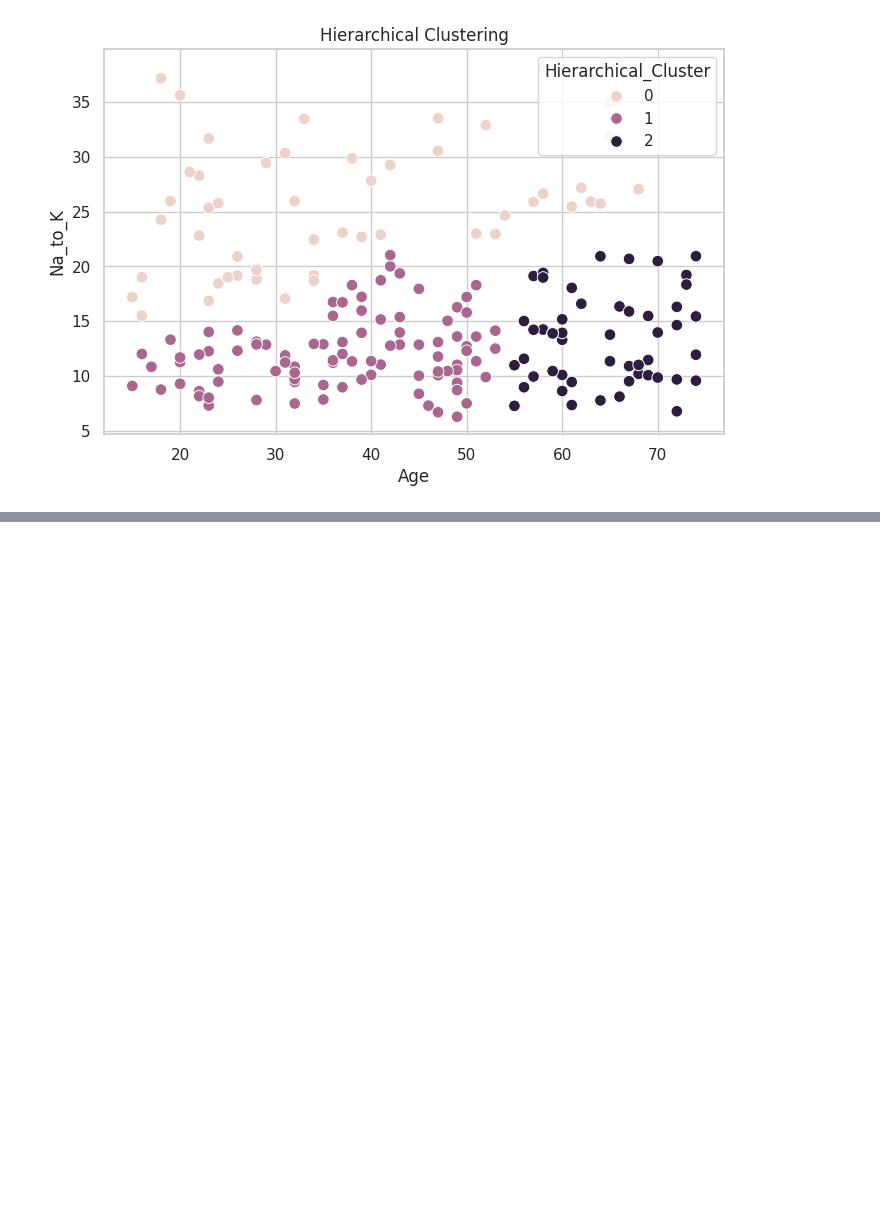
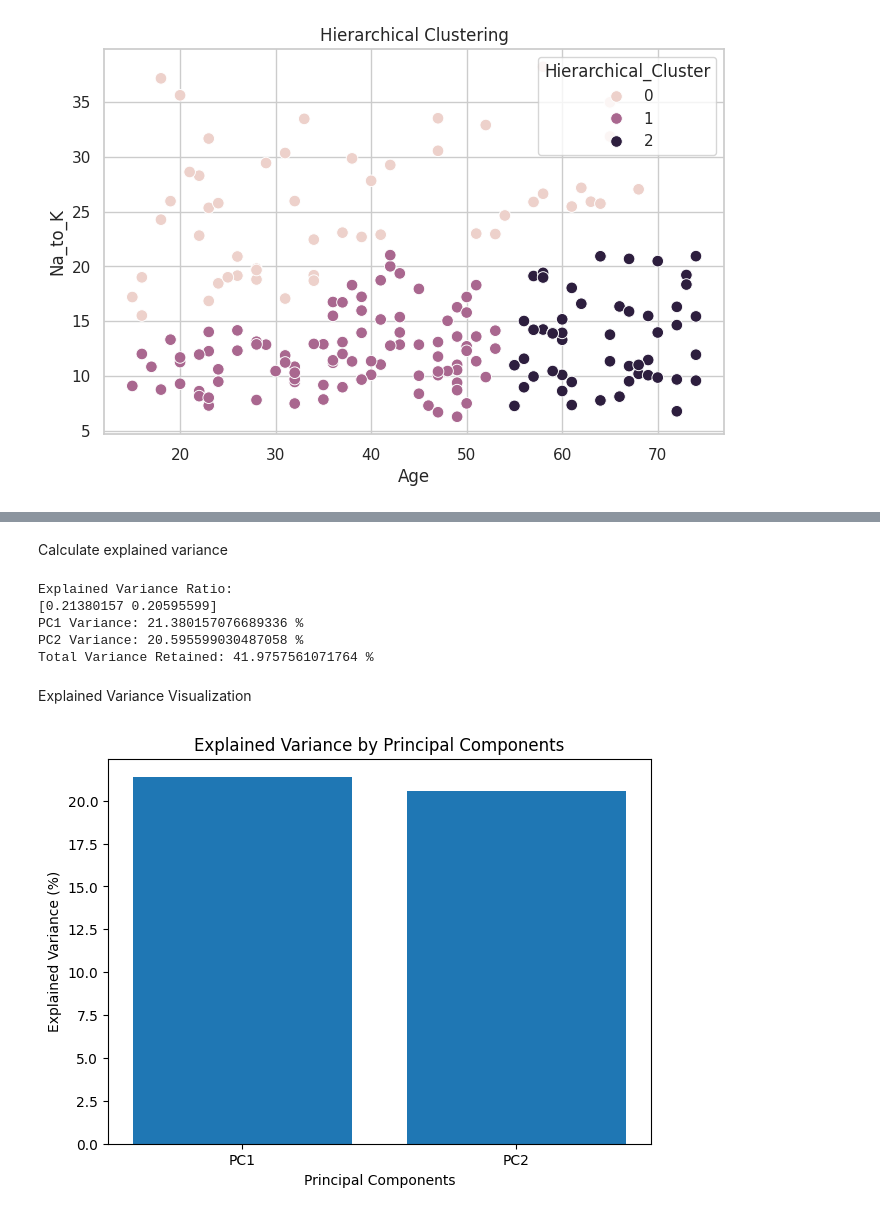
Before and after one commit to Krrish2708/Krish-Tewatia, a Jupyter notebook: EDA.ipynb, the cells around one changed output, grey strips where cells are left out. Drawn from its saved outputs; the diff is of its cells as text; code cells hidden in the pictures; blank space fills up the shorter version.

```diff
--- a/EDA.ipynb
+++ b/EDA.ipynb
@@ -941,0 +992,9 @@ plt.show()
+# %%
+X_encoded = pd.get_dummies(
+    X,
+    columns=["Sex", "BP", "Cholesterol"],
+    dtype=int
+)
+
+print(X_encoded.head())
+print("\nEncoded Dataset Shape:", X_encoded.shape)
@@ -941,0 +1019,7 @@ plt.show()
+# %%
+scaler = StandardScaler()
+
+X_scaled = scaler.fit_transform(X_encoded)
+
+print("Standardized Data:")
+print(X_scaled[:5])
@@ -941,0 +1040,12 @@ plt.show()
+# %%
+pca = PCA(n_components=2)
+
+X_pca = pca.fit_transform(X_scaled)
+
+pca_df = pd.DataFrame(
+    X_pca,
+    columns=["PC1", "PC2"]
+)
+
+print(pca_df.head())
+print("\nReduced Dataset Shape:", pca_df.shape)
@@ -941,0 +1061,39 @@ plt.show()
+# %% [markdown]
+Calculate explained variance
+# %%
+explained_variance = pca.explained_variance_ratio_
+
+print("Explained Variance Ratio:")
+print(explained_variance)
+
+print("PC1 Variance:", explained_variance[0] * 100, "%")
+print("PC2 Variance:", explained_variance[1] * 100, "%")
+
+print(
+    "Total Variance Retained:",
+    sum(explained_variance) * 100,
+    "%"
+)
+# %% [output]
+Explained Variance Ratio:
+[0.21380157 0.20595599]
+PC1 Variance: 21.380157076689336 %
+PC2 Variance: 20.595599030487058 %
+Total Variance Retained: 41.9757561071764 %
+# %% [markdown]
+Explained Variance Visualization
+# %%
+plt.figure(figsize=(7, 5))
+
+plt.bar(
+    ["PC1", "PC2"],
+    pca.explained_variance_ratio_ * 100
+)
+
+plt.ylabel("Explained Variance (%)")
+plt.xlabel("Principal Components")
+plt.title("Explained Variance by Principal Components")
+
+plt.show()
+# %% [output]
+[figure, added]
```
Also changed, not shown: parts of 18 cells of this notebook.
